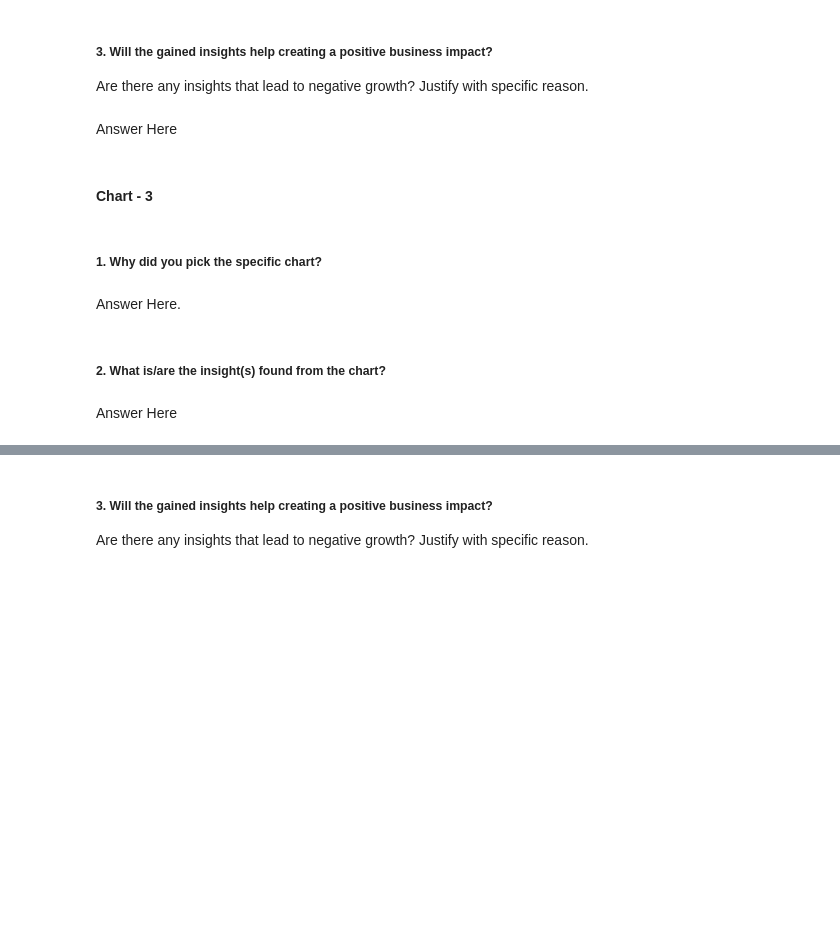
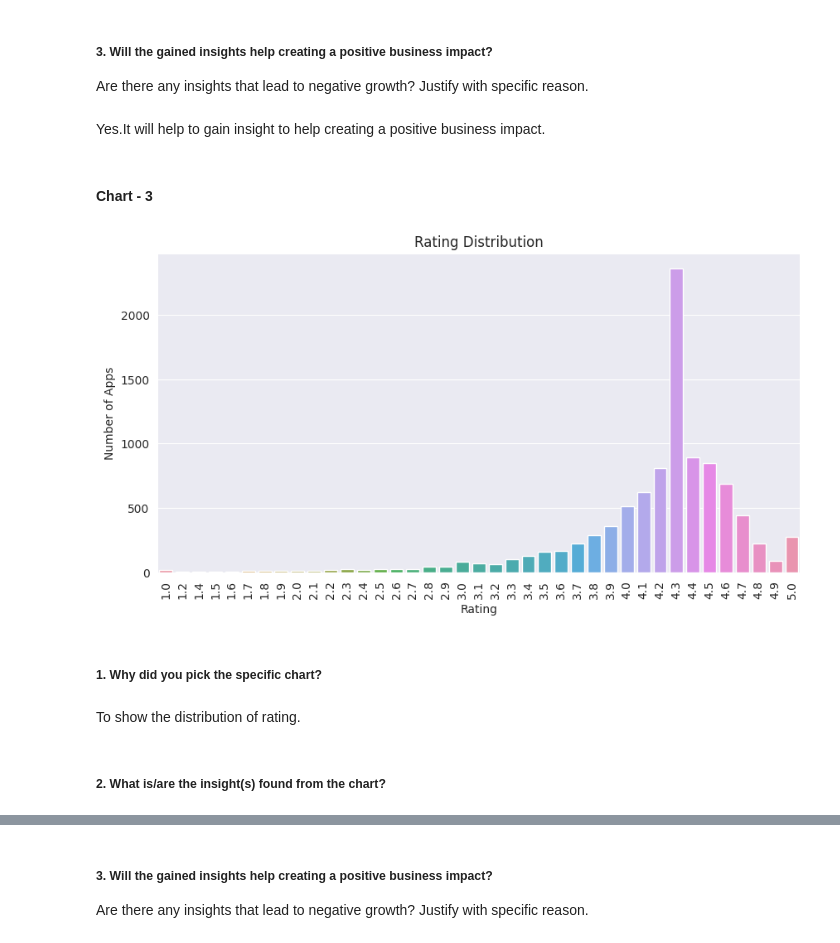
Before and after one commit to sharath199324/almabetter_projects, a Jupyter notebook: Alamabetter_Play_Store_App_Review_Analysis.ipynb, the cells around one changed output, grey strips where cells are left out. Drawn from its saved outputs; the diff is of its cells as text; code cells hidden in the pictures; blank space fills up the shorter version.

```diff
--- a/Alamabetter_Play_Store_App_Review_Analysis.ipynb
+++ b/Alamabetter_Play_Store_App_Review_Analysis.ipynb
@@ -165,7 +469,7 @@ Answer Here
 # %% [markdown]
 ##### 3. Will the gained insights help creating a positive business impact?
 Are there any insights that lead to negative growth? Justify with specific reason.
-# %% [markdown]
-Answer Here
+# %% [markdown]
+Yes.It will help to gain insight to help creating a positive business impact.
 # %% [markdown]
 #### Chart - 3
@@ -174,8 +476,16 @@ Answer Here
+# %%
+# Chart - 3 visualization code
+plt.figure(figsize=(10, 5))
+sns.countplot(x='Rating', data=df1)
+plt.title('Rating Distribution')
+plt.xticks(rotation=90)
+plt.ylabel('Number of Apps')
+plt.show()
+# %% [output]
+[figure, added]
 # %% [markdown]
 ##### 1. Why did you pick the specific chart?
-# %% [markdown]
-Answer Here.
+# %% [markdown]
+To show the distribution of rating.
 # %% [markdown]
 ##### 2. What is/are the insight(s) found from the chart?
-# %% [markdown]
-Answer Here
```
Also changed, not shown: parts of 163 cells of this notebook.
